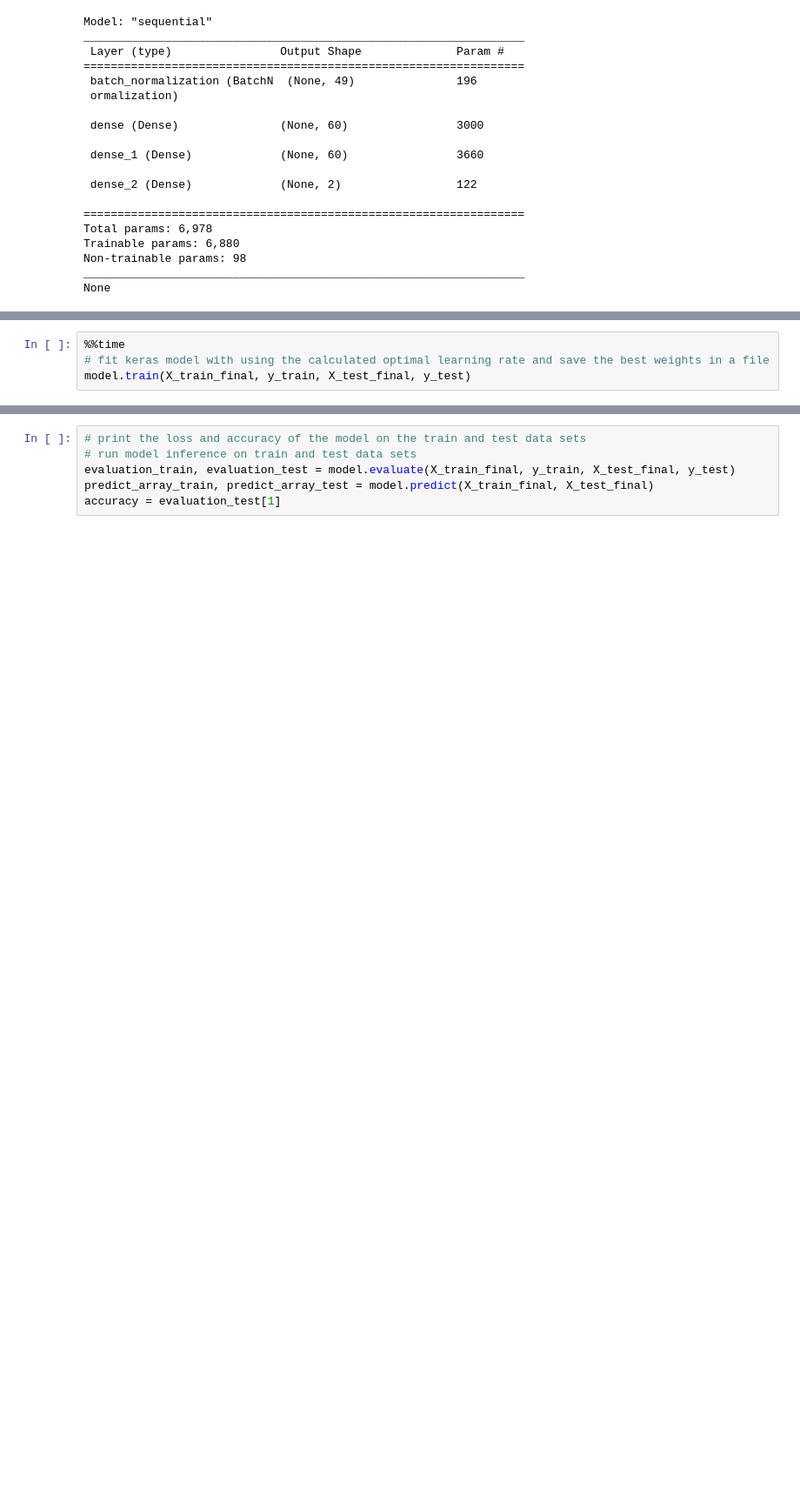
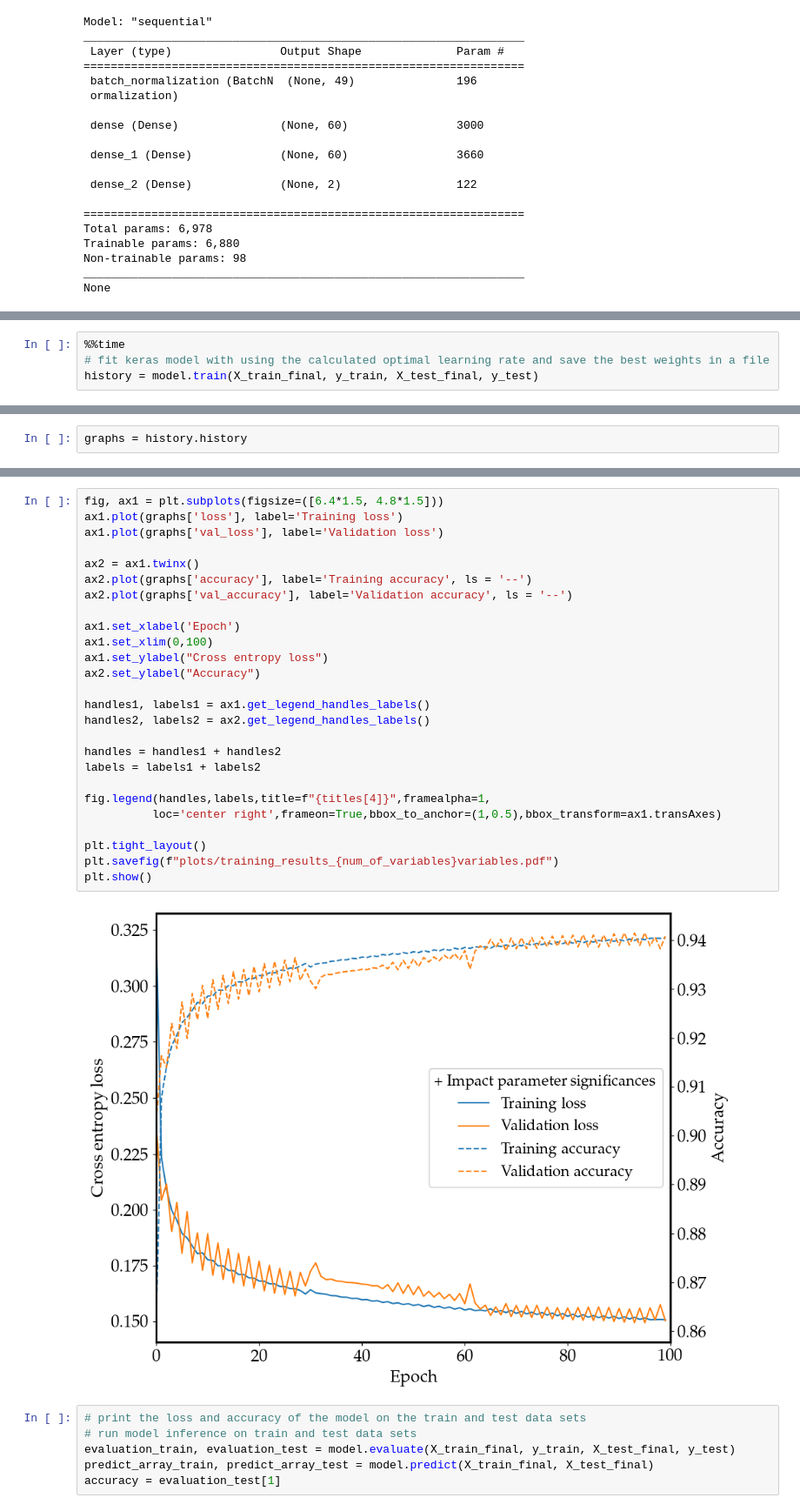
Before and after one commit to ikrommyd/PHYS549, a Jupyter notebook: train_models.ipynb, the cells around one changed output, grey strips where cells are left out. Shown at 87% size. Cells and saved outputs as stored; diff of their text form; blank space fills up the shorter version.

Commit message:
added training results plots

```diff
--- a/train_models.ipynb
+++ b/train_models.ipynb
@@ -146,6 +142,6 @@ The optimal learning rate is 1.0
 # %%
 %%time
 # fit keras model with using the calculated optimal learning rate and save the best weights in a file
-model.train(X_train_final, y_train, X_test_final, y_test)
+history = model.train(X_train_final, y_train, X_test_final, y_test)
 # %% [output]
 Epoch 1/100
@@ -167,0 +166,2 @@ Wall time: 53.1 s
+# %%
+graphs = history.history
@@ -168,3 +174,31 @@ Wall time: 53.1 s
+# %%
+fig, ax1 = plt.subplots(figsize=([6.4*1.5, 4.8*1.5]))
+ax1.plot(graphs['loss'], label='Training loss')
+ax1.plot(graphs['val_loss'], label='Validation loss')
+
+ax2 = ax1.twinx()
+ax2.plot(graphs['accuracy'], label='Training accuracy', ls = '--')
+ax2.plot(graphs['val_accuracy'], label='Validation accuracy', ls = '--')
+
+ax1.set_xlabel('Epoch')
+ax1.set_xlim(0,100)
+ax1.set_ylabel("Cross entropy loss")
+ax2.set_ylabel("Accuracy")
+
+handles1, labels1 = ax1.get_legend_handles_labels()
+handles2, labels2 = ax2.get_legend_handles_labels()
+
+handles = handles1 + handles2
+labels = labels1 + labels2
+
+fig.legend(handles,labels,title=f"{titles[4]}",framealpha=1,
+          loc='center right',frameon=True,bbox_to_anchor=(1,0.5),bbox_transform=ax1.transAxes)
+
+plt.tight_layout()
+plt.savefig(f"plots/training_results_{num_of_variables}variables.pdf")
+plt.show()
+# %% [output]
+[figure, added]
 # %%
 # print the loss and accuracy of the model on the train and test data sets
 # run model inference on train and test data sets
```
Also changed, not shown: parts of 4 cells of this notebook, 7 other files.
